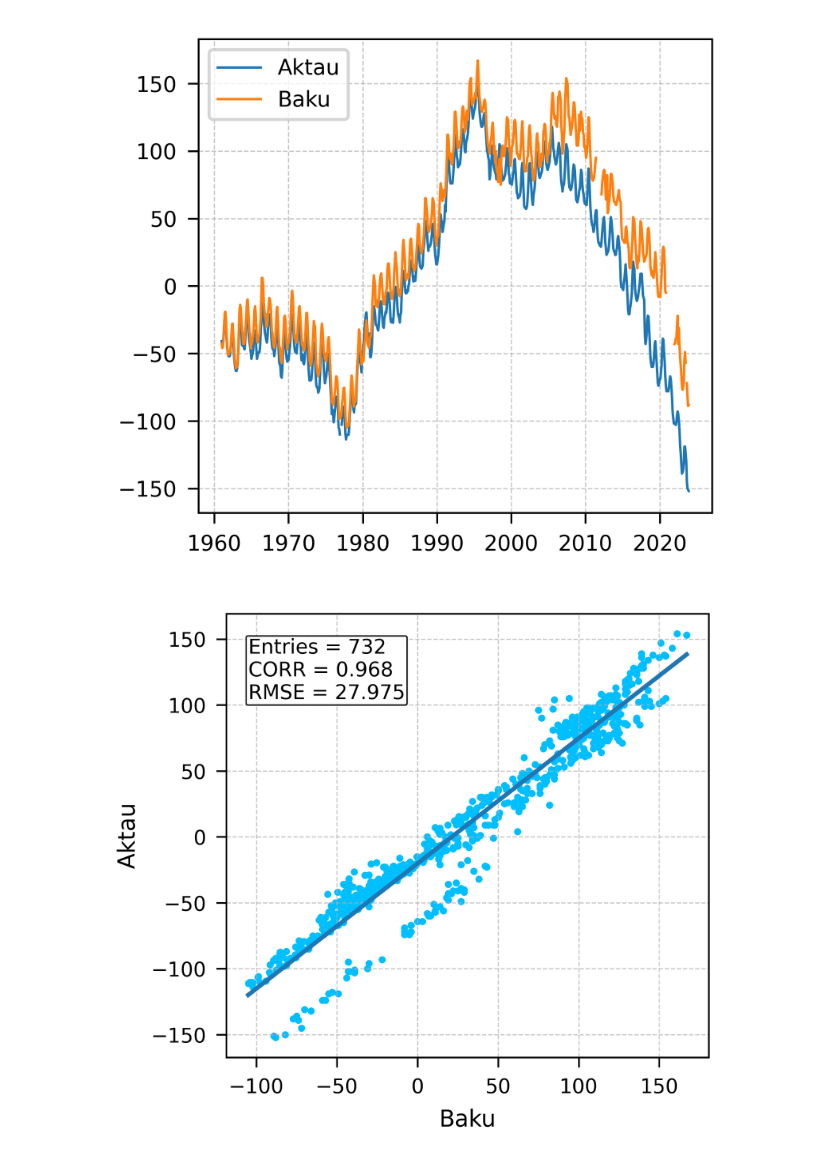
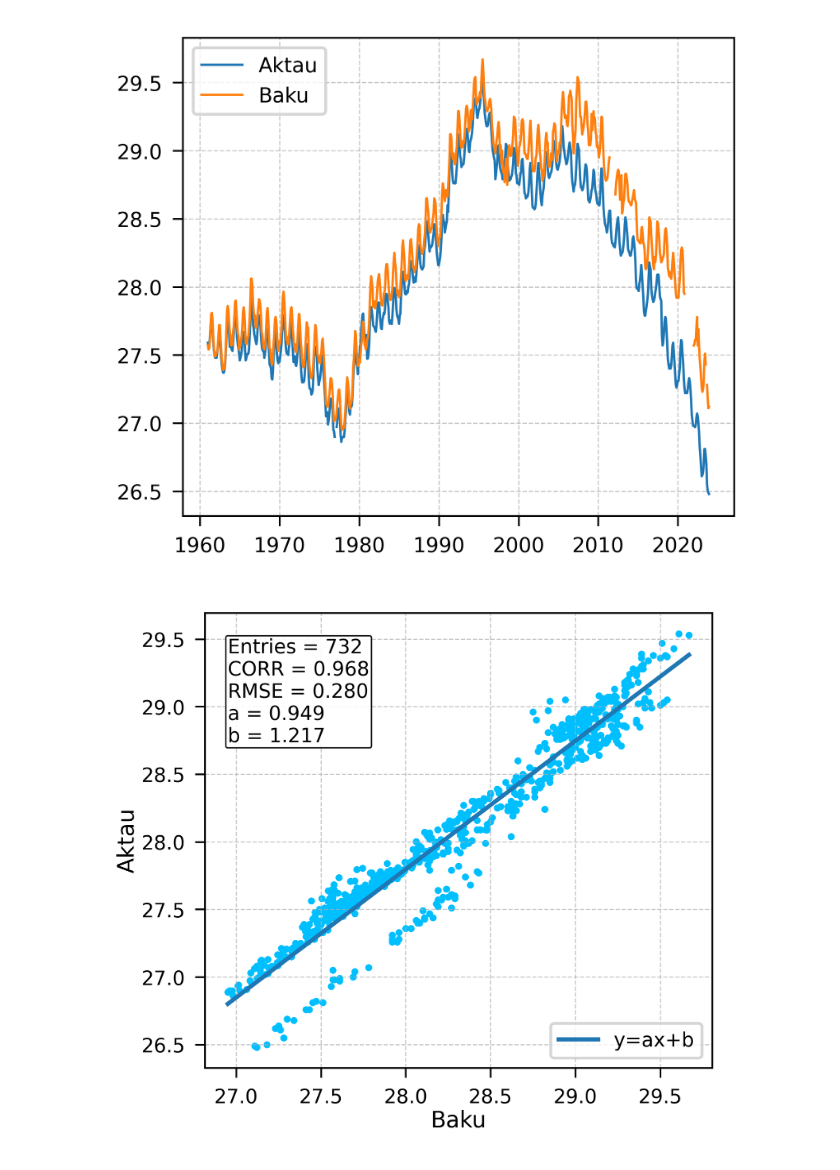
Before and after one commit to GammaFuncti0n/CaspianSeaLevel, a Jupyter notebook: sea_level.ipynb, the cells around one changed output. Cells and saved outputs as stored; diff of their text form; code cells hidden in the pictures.

```diff
--- a/sea_level.ipynb
+++ b/sea_level.ipynb
@@ -9,12 +9,13 @@ import seaborn as sns
 import os
 from tqdm import tqdm
 # %%
-POSTS_DIR = 'data/dataframe'
+POSTS_DIR = 'data/processed_data'
 
 files_name = os.listdir(POSTS_DIR)
 
 post_1_ind = 20
 post_2_ind = 12
+print(files_name[post_1_ind], files_name[post_2_ind])
 
 post_1_data = pd.read_csv(os.path.join(POSTS_DIR,files_name[post_1_ind]))
 post_2_data = pd.read_csv(os.path.join(POSTS_DIR,files_name[post_2_ind]))
@@ -97,28 +87,28 @@ plt.rcParams.update({
 # %%
 fig = plt.figure(figsize=(width/25.4, height/25.4), dpi=600)
 ax = fig.add_subplot(111)
 
 fig.subplots_adjust(
-    left=0.2,
+    left=0.1,
     right=0.99,
-    bottom=0.15,
+    bottom=0.1,
     top=0.99
 )
 
 t_0 = max(post_1_data['datetime'].min(), post_2_data['datetime'].min())
 
 ax.plot(post_1_data[post_1_data['datetime']>=t_0]['datetime'], post_1_data[post_1_data['datetime']>=t_0]['sea_level'], label=post_ind[post_1_ind])
 ax.plot(post_2_data[post_2_data['datetime']>=t_0]['datetime'], post_2_data[post_2_data['datetime']>=t_0]['sea_level'], label=post_ind[post_2_ind])
 
 ax.legend()
 ax.grid(True)
 
 plt.savefig('figure_2.png', format='png', dpi=600)
 plt.show()
 
 plt.close()
 # %% [output]
-[figure, old version]
+[figure, new version]
 # %%
 from sklearn.linear_model import LinearRegression
 
@@ -149,43 +139,47 @@ fig = plt.figure(figsize=(width/25.4, height/25.4), dpi=600)
 ax = fig.add_subplot(111)
 
 fig.subplots_adjust(
-    left=0.2,
-    right=0.99,
-    bottom=0.15,
-    top=0.99
+    left=0.15,
+    right=1.0,
+    bottom=0.12,
+    top=1.0
 )
 
 df_dummy = pd.merge(post_1_data, post_2_data, on='datetime', suffixes=('_post1', '_post2')).dropna()
-ax.scatter(df_dummy['sea_level_post2'], df_dummy['sea_level_post1'], s=2.2, color=[0, 191/255, 255/255])
+
 
 statistics = stat(df_dummy['sea_level_post2'], df_dummy['sea_level_post1'])
 x_min_ = np.min(df_dummy['sea_level_post2'])
 x_max_ = np.max(df_dummy['sea_level_post2'])
 y_min_ = np.min(df_dummy['sea_level_post1'])
 y_max_ = np.max(df_dummy['sea_level_post1'])
-ax.plot([x_min_, x_max_],[x_min_*statistics['a']+statistics['b'], x_max_*statistics['a']+statistics['b']], linewidth=1.5)
+ax.plot([x_min_, x_max_],[x_min_*statistics['a']+statistics['b'], x_max_*statistics['a']+statistics['b']], linewidth=1.5, label='y=ax+b')
 
 if((width==75) and (height==65)):
+    ax.scatter(df_dummy['sea_level_post2'], df_dummy['sea_level_post1'], s=2.2, color=[0, 191/255, 255/255])
     d_ = y_max_ - y_min_
     delta_ = d_/13
-    text_str = f"Entries = {statistics['entries']}\nCORR = {statistics['corr']:.3f}\nRMSE = {statistics['rmse']:.3f}"
-    plt.text(x_min_, y_max_-2.1*delta_,
+    text_str = f"Entries = {statistics['entries']}\nCORR = {statistics['corr']:.3f}\nRMSE = {statistics['rmse']:.3f}\na = {statistics['a']:.3f}\nb = {statistics['b']:.3f}"
+    plt.text(x_min_, y_max_-3.4*delta_,
             text_str,
             bbox=dict(boxstyle='round,pad=0.1',
                     facecolor='white',
                     alpha=0.9,
                     edgecolor='black',
                     linewidth=0.5), size=7.0)
+    plt.legend()
+elif((width==75) and (height==60)):
+    ax.scatter(df_dummy['sea_level_post2'], df_dummy['sea_level_post1'], s=2.2)
 
-plt.xlabel(post_ind[post_2_ind])
-plt.ylabel(post_ind[post_1_ind])
+plt.xlabel(post_ind[post_2_ind], labelpad=1)
+plt.ylabel(post_ind[post_1_ind], labelpad=1)
 
 plt.grid(True)
 
 plt.savefig('figure_3.png', format='png', dpi=600)
 plt.show()
 # %% [output]
-[figure, old version]
+[figure, new version]
 # %%
 fig = plt.figure(figsize=(width/25.4, height/25.4), dpi=600)
 ax = fig.add_subplot(111)
```
Also changed, not shown: parts of 4 cells of this notebook.
